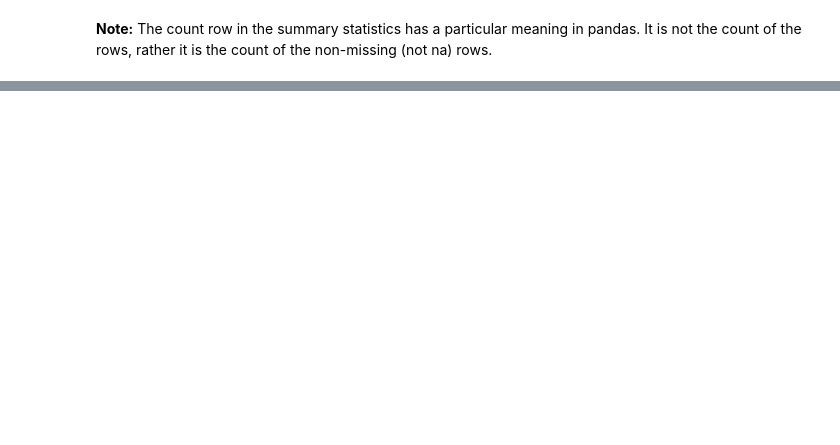
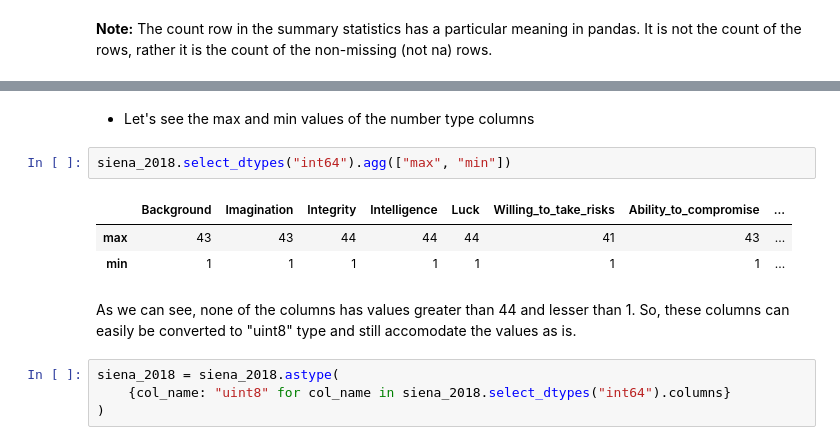
Before and after one commit to AindreaAjax/ML_Introduction, a Jupyter notebook: Pandas/04_DataFrames.ipynb, the cells around one changed output, grey strips where cells are left out. Drawn from its saved outputs; the diff is of its cells as text; blank space fills up the shorter version.

```diff
--- a/Pandas/04_DataFrames.ipynb
+++ b/Pandas/04_DataFrames.ipynb
@@ -242,0 +332,14 @@ scores.describe()
+# %% [markdown]
+- Let's see the max and min values of the number type columns
+# %%
+siena_2018.select_dtypes("int64").agg(["max", "min"])
+# %% [output]
+|  | Background | Imagination | Integrity | Intelligence | Luck | Willing_to_take_risks | Ability_to_compromise | ... |
+| max | 43 | 43 | 44 | 44 | 44 | 41 | 43 | ... |
+| min | 1 | 1 | 1 | 1 | 1 | 1 | 1 | ... |
+# %% [markdown]
+As we can see, none of the columns has values greater than 44 and lesser than 1. So, these columns can easily be converted to "uint8" type and still accomodate the values as is.
+# %%
+siena_2018 = siena_2018.astype(
+    {col_name: "uint8" for col_name in siena_2018.select_dtypes("int64").columns}
+)
```
Also changed, not shown: parts of 35 cells of this notebook, 17 other files.
